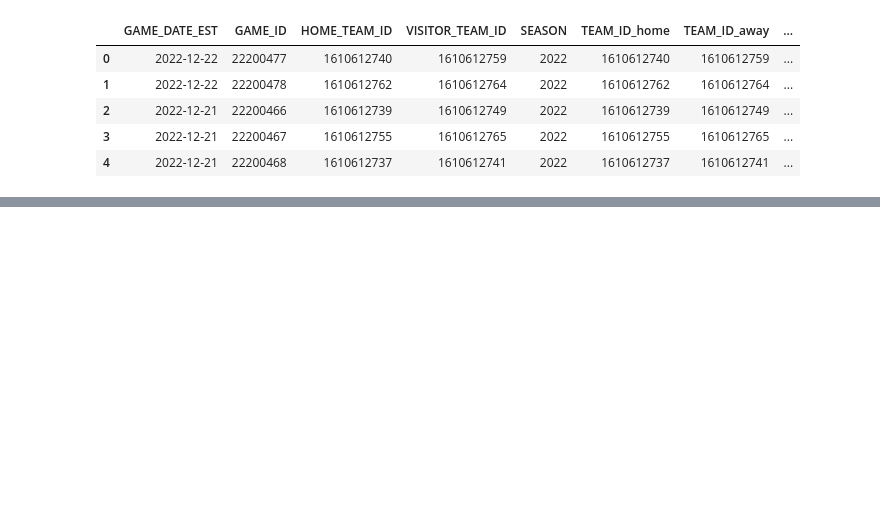
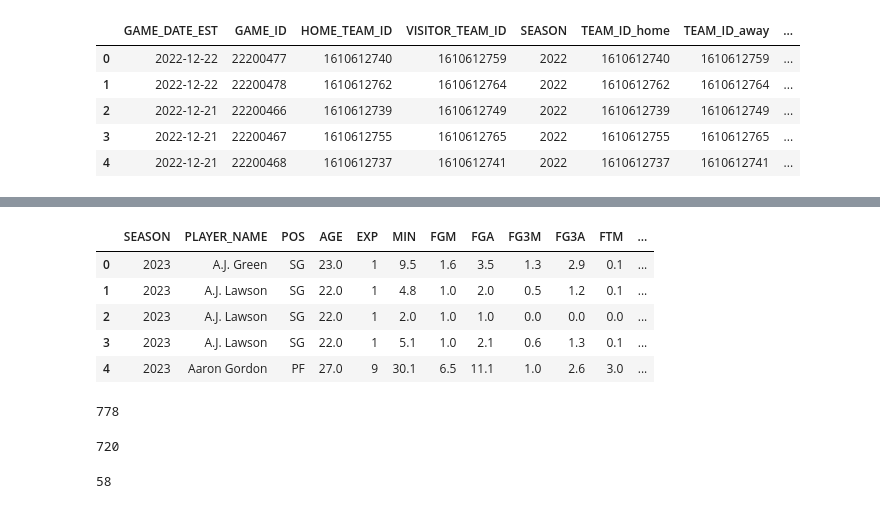
Before and after one commit to Maqerfoo/NBA_predictor, a Jupyter notebook: dataprep.ipynb, the cells around one changed output, grey strips where cells are left out. Saved outputs shown, nothing was run; the diff lists cells and outputs as text; code cells hidden in the pictures; blank space fills up the shorter version.

```diff
--- a/dataprep.ipynb
+++ b/dataprep.ipynb
@@ -88,0 +94,4 @@ dfranking.to_csv("dfranking.csv")
+# %%
+#Load player per game stats
+dfplayerpergame = pd.read_csv("data/NBAstats/Player Per Game.csv")
+dfplayerpergame.columns
@@ -88,0 +108,2 @@ dfranking.to_csv("dfranking.csv")
+# %%
+dfplayerpergame = dfplayerpergame[dfplayerpergame["season"] >= 2015]
@@ -88,0 +127,13 @@ dfranking.to_csv("dfranking.csv")
+# %%
+dfplayerpergame.head()
+# %% [output]
+|  | SEASON | PLAYER_NAME | POS | AGE | EXP | MIN | FGM | FGA | FG3M | FG3A | FTM | ... |
+| 0 | 2023 | A.J. Green | SG | 23.0 | 1 | 9.5 | 1.6 | 3.5 | 1.3 | 2.9 | 0.1 | ... |
+| 1 | 2023 | A.J. Lawson | SG | 22.0 | 1 | 4.8 | 1.0 | 2.0 | 0.5 | 1.2 | 0.1 | ... |
+| 2 | 2023 | A.J. Lawson | SG | 22.0 | 1 | 2.0 | 1.0 | 1.0 | 0.0 | 0.0 | 0.0 | ... |
+| 3 | 2023 | A.J. Lawson | SG | 22.0 | 1 | 5.1 | 1.0 | 2.1 | 0.6 | 1.3 | 0.1 | ... |
+| 4 | 2023 | Aaron Gordon | PF | 27.0 | 9 | 30.1 | 6.5 | 11.1 | 1.0 | 2.6 | 3.0 | ... |
+# %%
+len(dfgamebox["PLAYER_NAME"].unique())
+# %% [output]
+778
@@ -88,0 +142,4 @@ dfranking.to_csv("dfranking.csv")
+# %%
+len(dfplayerpergame["PLAYER_NAME"].unique())
+# %% [output]
+720
@@ -88,0 +148,4 @@ dfranking.to_csv("dfranking.csv")
+# %%
+len(dfgamebox[~dfgamebox["PLAYER_NAME"].isin(dfplayerpergame["PLAYER_NAME"])]["PLAYER_NAME"].unique())
+# %% [output]
+58
```
Also changed, not shown: parts of 23 cells of this notebook, 3 other files.
